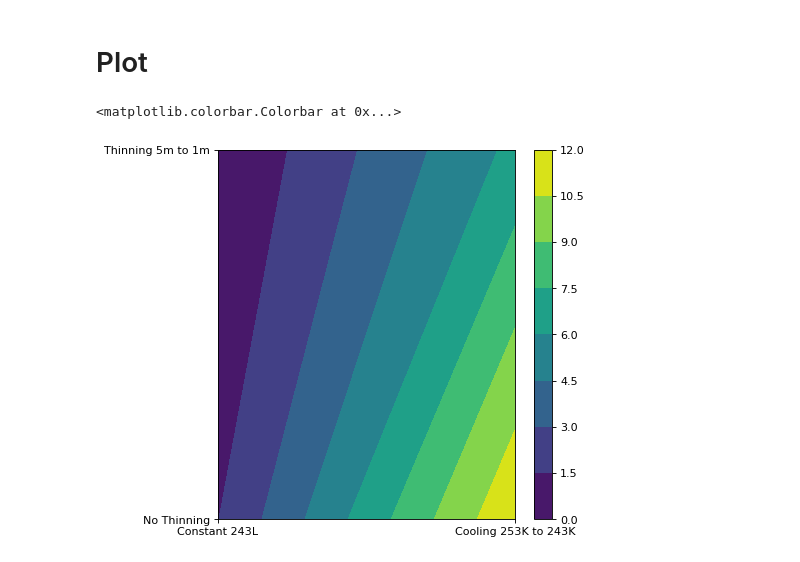
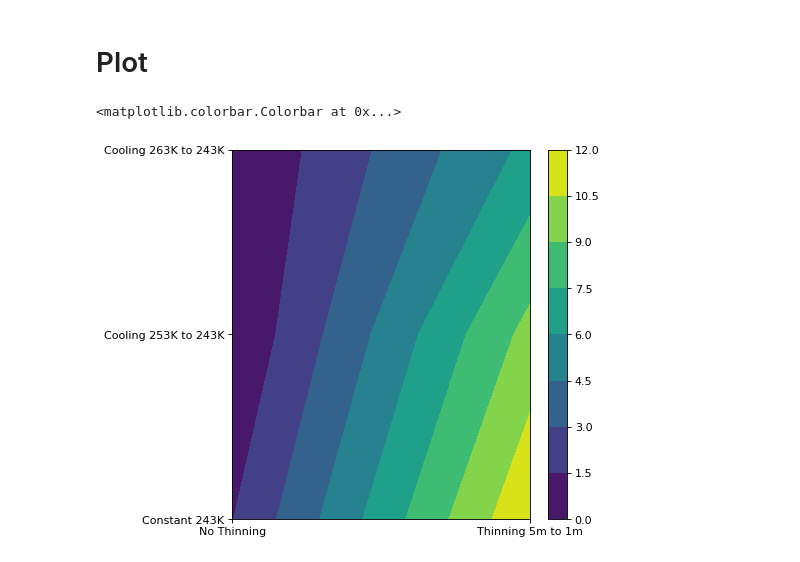
Before and after one commit to liamkirkpatrick/water-isotope-diffusion, a Jupyter notebook: 1d_model_thinning-multcycle.ipynb, the cells around one changed output. Saved outputs shown, nothing was run; the diff lists cells and outputs as text; code cells hidden in the pictures.

Commit message:
show implimentation of more than 2 scenarios. Save temp/temperature data to csv

```diff
--- a/1d_model_thinning-multcycle.ipynb
+++ b/1d_model_thinning-multcycle.ipynb
@@ -120,17 +120,16 @@ We'll also run for two thinning scenarios - one holding flat at 1m thick for the
 # %%
 #+++++++++++++++++++++++++++++++++++++++++
 # First, set up our two temperature scenarios
-# first set start/end temps for the first scenario
-T01 = 243
-Tend1 = 243
-# next set start/end temps for the second scenario
-T02 = 263
-Tend2 = 243
+
+
+
 # now make a list of these two scenarios
-T_list = [np.linspace(T01,Tend1,len(t)),
-        np.linspace(T02,Tend2,len(t))]
+T_list = [np.linspace(243,243,len(t)),
+        np.linspace(253,243,len(t)),
+         np.linspace(263,243,len(t))]
+
 # now make a list with a name for each scenario
-T_names = ["Constant 243K","Cooling 253K to 243K"]
+T_names = ["Constant 243K","Cooling 253K to 243K","Cooling 263K to 243K"]
 
 #+++++++++++++++++++++++++++++++++++++++++
 # Now, repeat the same thing for thinning
@@ -211,15 +214,15 @@ Running temperature scenario 2 of 2, thinning scenario 2 of 2
 # %%
 # Make an amplitude plot
 
 # make figure
 fig,axs = plt.subplots(figsize=(6,6),dpi=80)
 
 cax = axs.contourf(amplitude)
-axs.set_xticks([0,1])
-axs.set_xticklabels(T_names)
-axs.set_yticks([0,1])
-axs.set_yticklabels(thin_names)
+axs.set_xticks(np.linspace(0,len(thin_names)-1,len(thin_names)))
+axs.set_xticklabels(thin_names)
+axs.set_yticks(np.linspace(0,len(T_names)-1,len(T_names)))
+axs.set_yticklabels(T_names)
 fig.colorbar(cax)
 # %% [output]
 <matplotlib.colorbar.Colorbar at 0x...>
-[figure, old version]
+[figure, new version]
```
Also changed, not shown: parts of 2 cells of this notebook.
